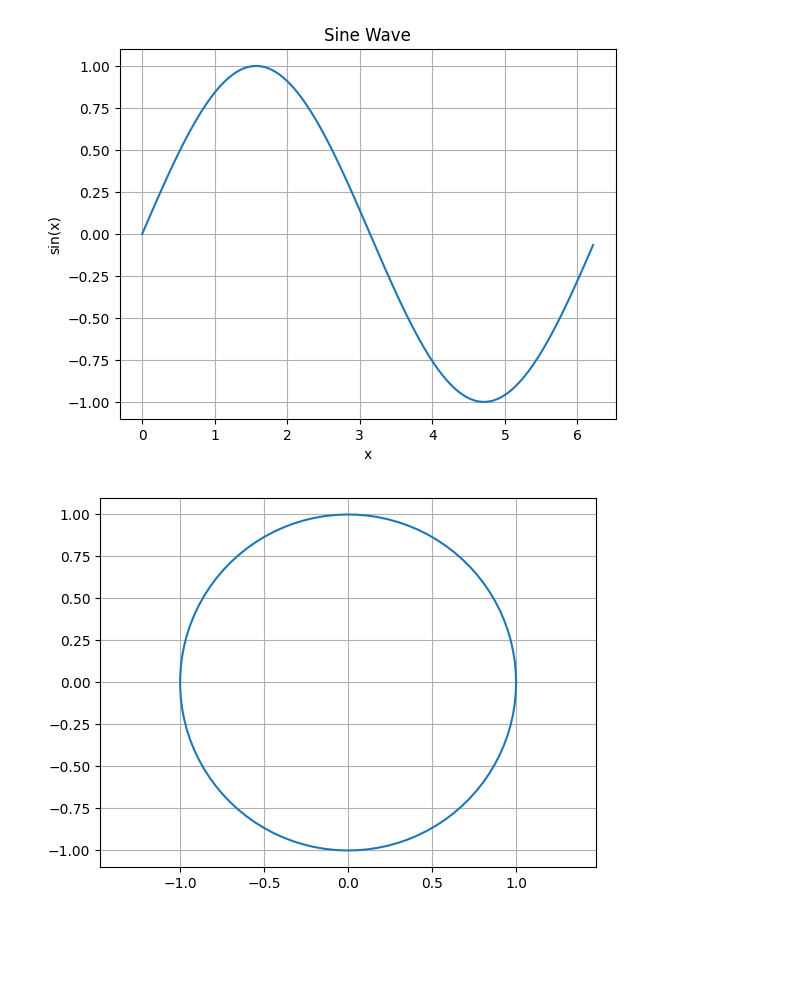
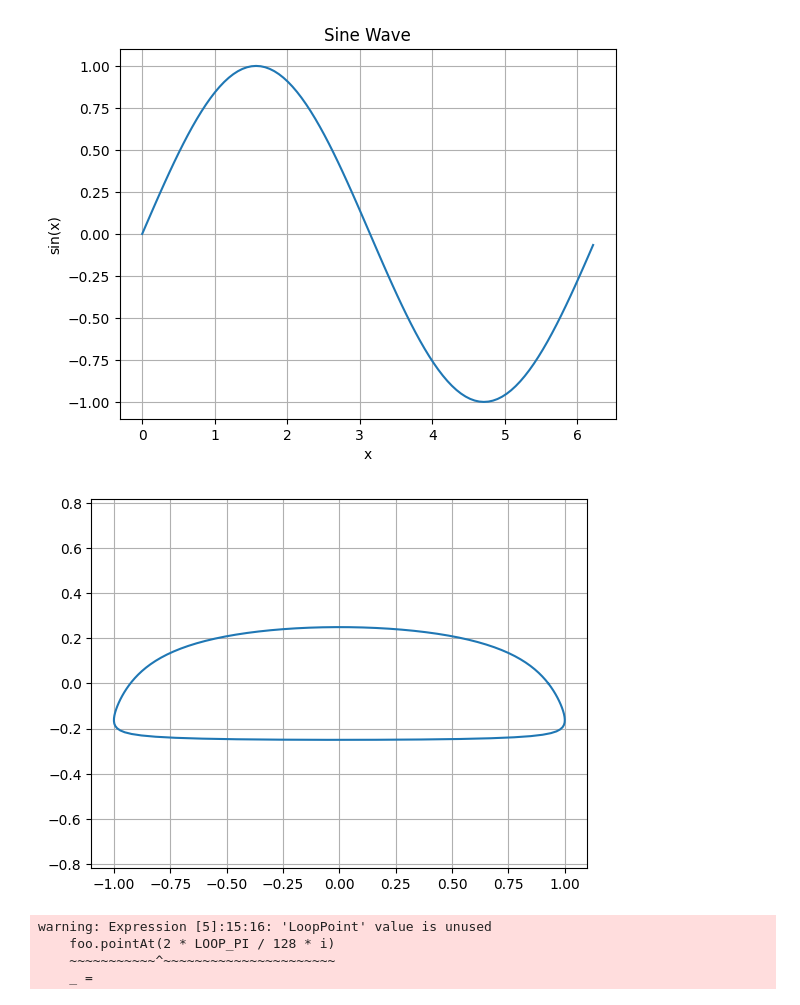
Before and after one commit to clumsycomputer/mojito, a Jupyter notebook: notebooks/hello.ipynb, the cells around one changed output. Drawn from its saved outputs; the diff is of its cells as text; code cells hidden in the pictures; blank space fills up the shorter version.

Commit message:
feature(library/loop):progress

```diff
--- a/notebooks/hello.ipynb
+++ b/notebooks/hello.ipynb
@@ -25,32 +25,51 @@ Plot.show()
 # %%
 from python import Python
 from math import cos, sin
+from loop import Loop, LoopLayer, LOOP_ONE, LOOP_ZERO, LOOP_PI
 
 Plot = Python.import_module('matplotlib.pyplot')
 alias pi = 3.14
 alias num_samples = 100
 var samples_cos = Python.list()
 var samples_sin = Python.list()
-
+var loop = Loop[layer_count=2](
+        InlineArray[LoopLayer, 2](
+            LoopLayer(
+                relative_sub_loop_radius=0.5,
+                relative_sub_loop_depth=0.5,
+                sub_phase=LOOP_PI / 2,
+                sub_orientation=0,
+                loop_rotation=0,
+            ),
+            LoopLayer(
+                relative_sub_loop_radius=0.5,
+                relative_sub_loop_depth=0.5,
+                sub_phase=LOOP_PI / 2,
+                sub_orientation=0,
+                loop_rotation=0,
+            )
+        )
+    )
 for sample_index in range(num_samples):
-    var current_angle = 2 * pi / (num_samples - 1) * sample_index
-    samples_cos.append(cos(current_angle))
-    samples_sin.append(sin(current_angle))
+    var sample_input_angle = 2 * pi / (num_samples - 1) * sample_index
+    var sample_point = loop.pointAt(2 * LOOP_PI / (num_samples - 1) * sample_index)
+    samples_cos.append(sample_point.cosine())
+    samples_sin.append(sample_point.sine())
 
 Plot.figure()
 Plot.plot(samples_cos, samples_sin)
 Plot.axis('equal')
 Plot.xlim(-1.1, 1.1)
 Plot.ylim(-1.1, 1.1)
 Plot.grid(True)
 Plot.show()
 # %% [output]
-[figure, old version]
+[figure, new version]
 # %%
-from loop import Loop, LoopLayer, LOOP_ONE, LOOP_ZERO
+from loop import Loop, LoopLayer, LOOP_ONE, LOOP_ZERO, LOOP_PI
 
-var foo = Loop[loop_lookup=LoopLookup[4096]](
-        InlineArray[LoopLayer, 2](
+var foo = Loop[layer_count=1](
+        InlineArray[LoopLayer, 1](
             LoopLayer(
                 relative_sub_loop_radius=LOOP_ONE,
                 relative_sub_loop_depth=LOOP_ZERO,
@@ -60,6 +79,10 @@ var foo = Loop[loop_lookup=LoopLookup[4096]](
             )
         )
     )
-# var bazPoint = foo.pointAt(0.5)
-# print(bazPoint.x)
-# print(bazPoint.y)
+for i in range(128):
+    foo.pointAt(2 * LOOP_PI / 128 * i)
+# %% [output]
+warning: Expression [5]:15:16: 'LoopPoint' value is unused
+    foo.pointAt(2 * LOOP_PI / 128 * i)
+    ~~~~~~~~~~~^~~~~~~~~~~~~~~~~~~~~~~
+    _ =
```
Also changed, not shown: 5 other files.
